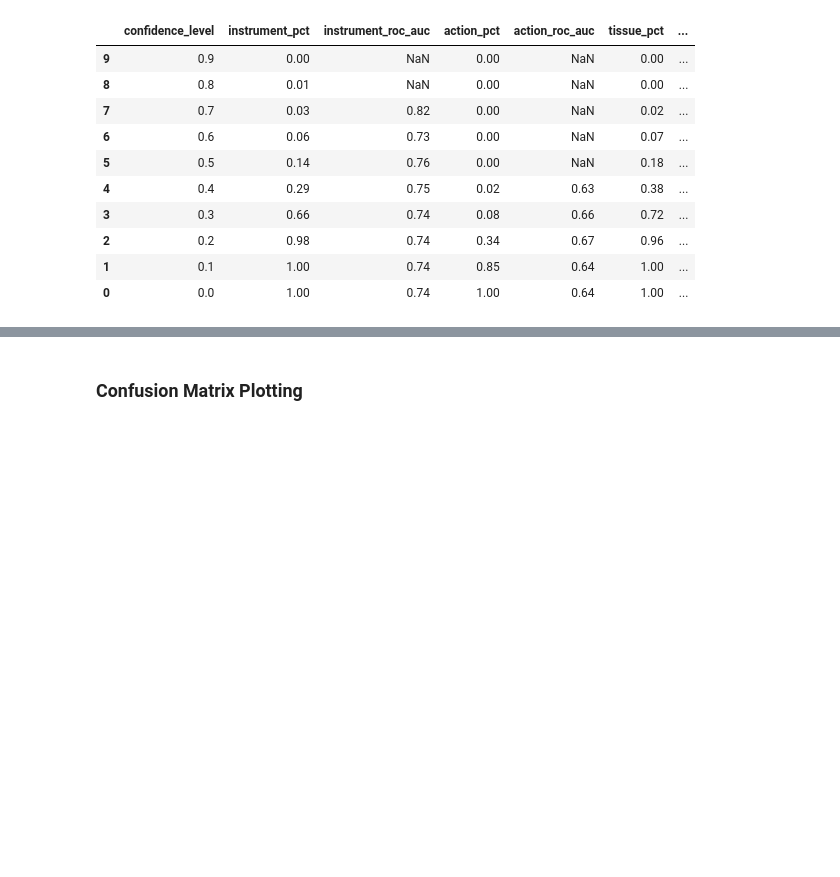
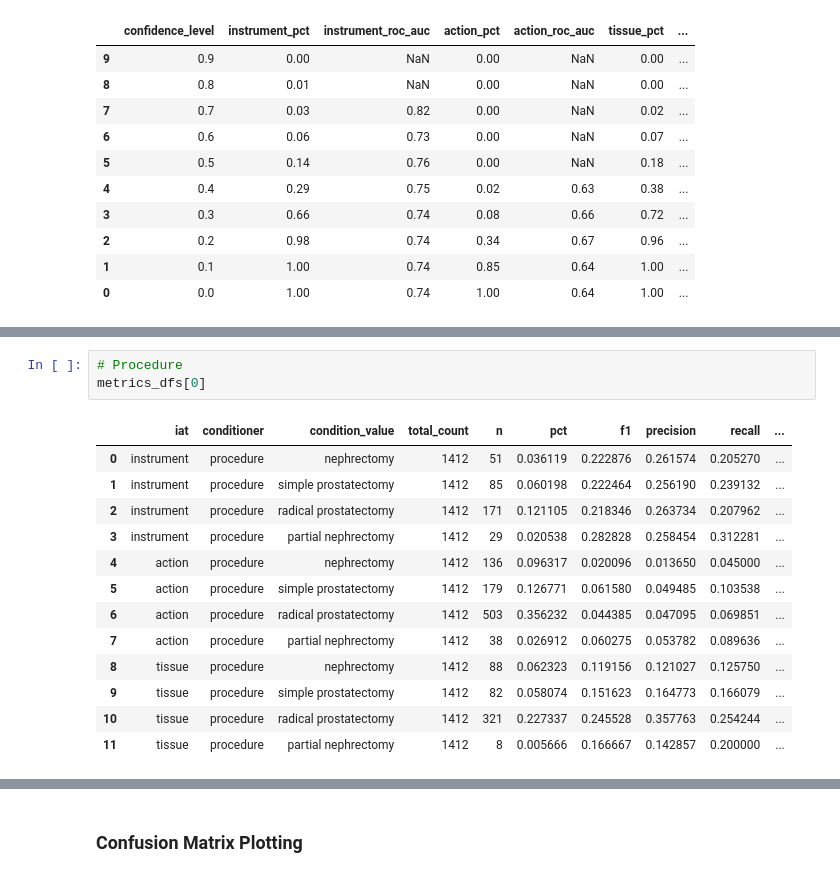
Before and after one commit to firdavsn/SurgFBGen, a Jupyter notebook: surgfbgen/notebooks/2_iat_analysis.ipynb, the cells around one changed output, grey strips where cells are left out. Saved outputs shown, nothing was run; the diff lists cells and outputs as text; blank space fills up the shorter version.

```diff
--- a/surgfbgen/notebooks/2_iat_analysis.ipynb
+++ b/surgfbgen/notebooks/2_iat_analysis.ipynb
@@ -349,0 +586,17 @@ metrics_df
+# %%
+# Procedure
+metrics_dfs[0]
+# %% [output]
+|  | iat | conditioner | condition_value | total_count | n | pct | f1 | precision | recall | ... |
+| 0 | instrument | procedure | nephrectomy | 1412 | 51 | 0.036119 | 0.222876 | 0.261574 | 0.205270 | ... |
+| 1 | instrument | procedure | simple prostatectomy | 1412 | 85 | 0.060198 | 0.222464 | 0.256190 | 0.239132 | ... |
+| 2 | instrument | procedure | radical prostatectomy | 1412 | 171 | 0.121105 | 0.218346 | 0.263734 | 0.207962 | ... |
+| 3 | instrument | procedure | partial nephrectomy | 1412 | 29 | 0.020538 | 0.282828 | 0.258454 | 0.312281 | ... |
+| 4 | action | procedure | nephrectomy | 1412 | 136 | 0.096317 | 0.020096 | 0.013650 | 0.045000 | ... |
+| 5 | action | procedure | simple prostatectomy | 1412 | 179 | 0.126771 | 0.061580 | 0.049485 | 0.103538 | ... |
+| 6 | action | procedure | radical prostatectomy | 1412 | 503 | 0.356232 | 0.044385 | 0.047095 | 0.069851 | ... |
+| 7 | action | procedure | partial nephrectomy | 1412 | 38 | 0.026912 | 0.060275 | 0.053782 | 0.089636 | ... |
+| 8 | tissue | procedure | nephrectomy | 1412 | 88 | 0.062323 | 0.119156 | 0.121027 | 0.125750 | ... |
+| 9 | tissue | procedure | simple prostatectomy | 1412 | 82 | 0.058074 | 0.151623 | 0.164773 | 0.166079 | ... |
+| 10 | tissue | procedure | radical prostatectomy | 1412 | 321 | 0.227337 | 0.245528 | 0.357763 | 0.254244 | ... |
+| 11 | tissue | procedure | partial nephrectomy | 1412 | 8 | 0.005666 | 0.166667 | 0.142857 | 0.200000 | ... |
```
Also changed, not shown: parts of 21 cells of this notebook, 20 other files.
